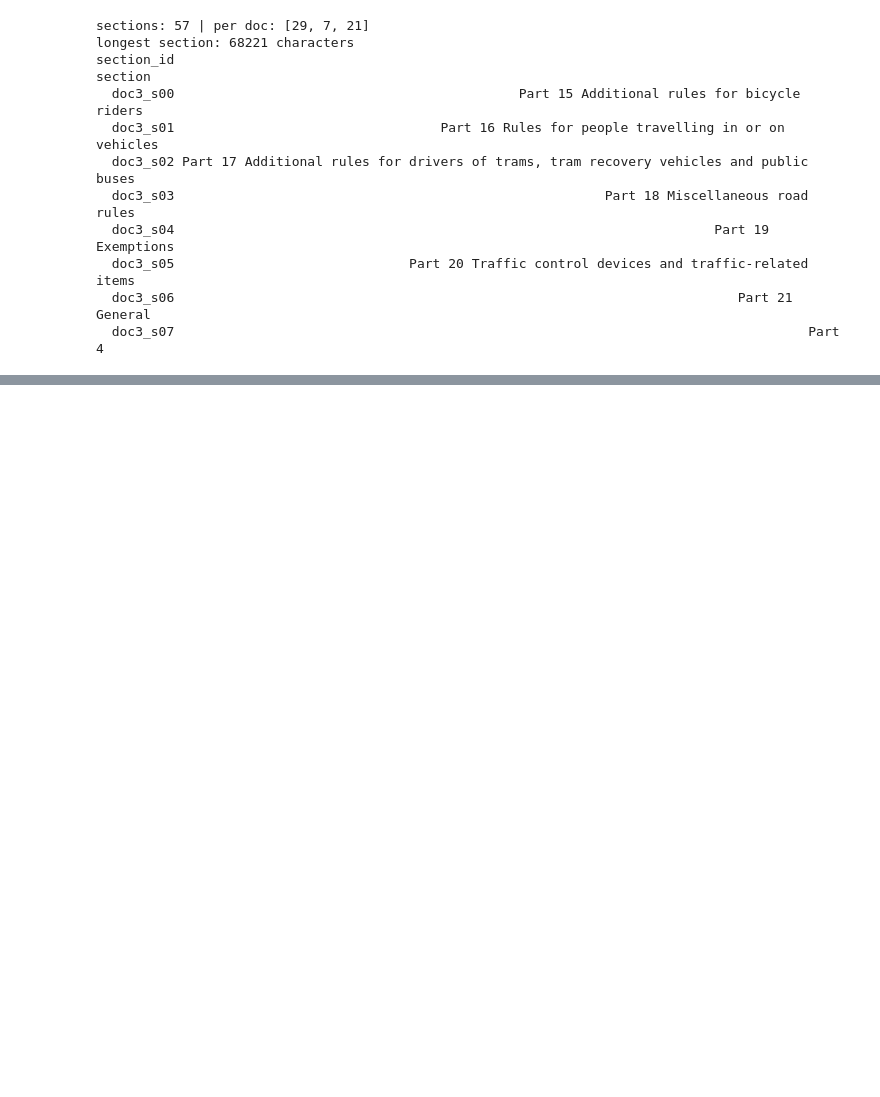
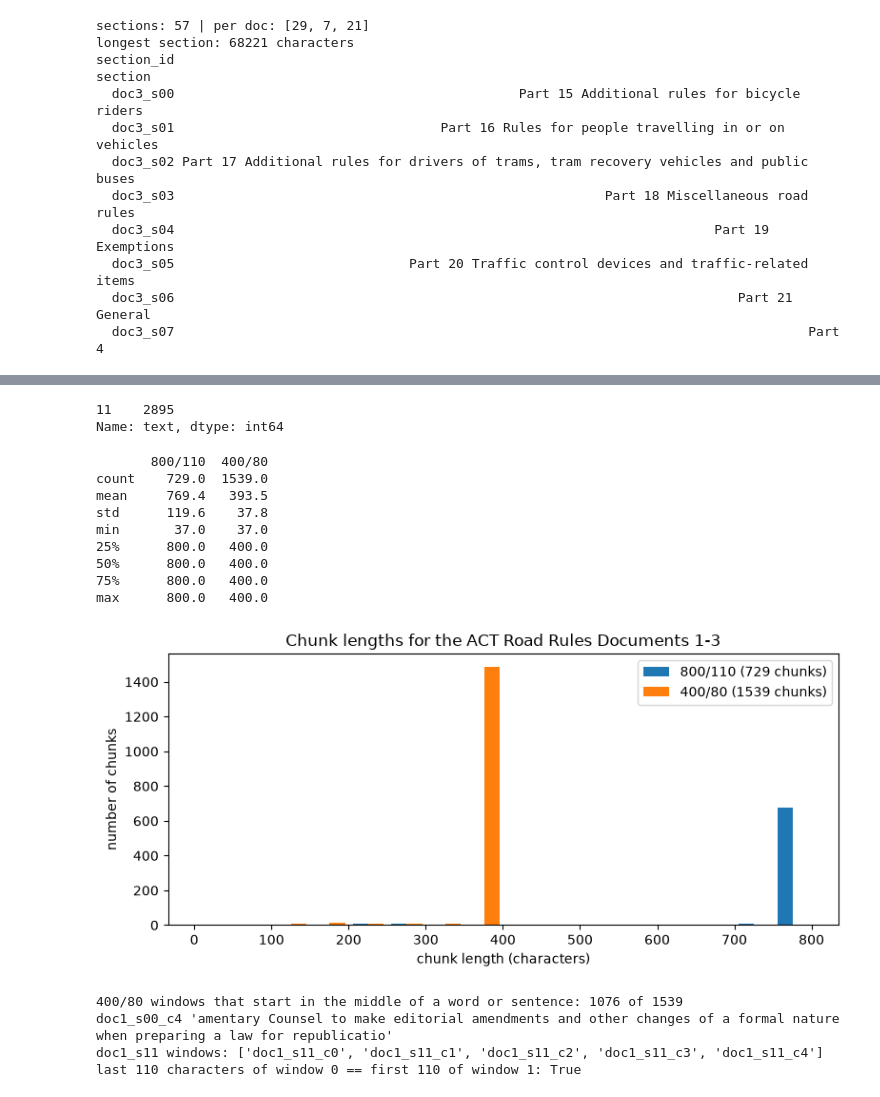
Before and after one commit to NhatHuyNguyen/3312605-dsts11523-final-project, a Jupyter notebook: part_b/notebooks/code.ipynb, the cells around one changed output, grey strips where cells are left out. Cells and saved outputs as stored; diff of their text form; code cells hidden in the pictures; blank space fills up the shorter version.

Commit message:
chunk 800/110 and 400/80 comparison

```diff
--- a/part_b/notebooks/code.ipynb
+++ b/part_b/notebooks/code.ipynb
@@ -215,10 +215,10 @@ class DocRecord(BaseModel):                               # the contract for one
 def load_docs(folder=CORPUS):                             # read every weekNN_*.md file in the folder
     rows = []
                                           # one DocRecord per file
-    for path in sorted(folder.glob("2017-43-p*.txt")):          # week01 to week06, in sorted order
+    for path in sorted(folder.glob("act-road-rules-p*.txt")):          # week01 to week06, in sorted order
         # Build and check one record. path.name[4:6] takes characters 4 and 5 of the file name,
         # so "week04_..." gives "04", and int() turns that into the week number 4.
-        rec = DocRecord(doc_id=path.stem, doc=int(path.name[9]), source_file=path.name,   # "week04_..." -> 4
+        rec = DocRecord(doc_id=path.stem, doc=int(path.name[-5]), source_file=path.name,   # "week04_..." -> 4
                         text=path.read_bytes().decode("utf-8"))   # raw text, line endings untouched
         rows.append(rec.model_dump())                     # the checked record, as a plain dict
     return pd.DataFrame(rows)                             # turn the list of dicts into a table
@@ -333,0 +410,56 @@ section_id
+# %%
+sections_df[sections_df["section_id"] == "doc1_s11"]["text"].str.len()
+# %% [output]
+11    2895
+Name: text, dtype: int64
+# %%
+# Exercise 5.1 — inspect the chunks: length statistics and a histogram for both sizes, then two
+# pitfalls (common problems): small windows that start mid-sentence (lost context), and overlap
+# that repeats the same text in two chunks. Results: outputs/chunk_stats.csv, the chart
+# outputs/figures/chunk_lengths.png, and printed checks for both pitfalls.
+import matplotlib.pyplot as plt                           # matplotlib = charts
+Path("outputs/figures").mkdir(parents=True, exist_ok=True)   # folder for figures
+
+# Length statistics: describe() gives the count, mean, std (spread), min, quartiles and max.
+stats = pd.DataFrame({name: c["text"].str.len().describe().round(1)   # count, mean, min, quartiles, max
+                      for name, c in [("800/110", chunks_800), ("400/80", chunks_400)]})   # one column per setting
+stats.to_csv("outputs/chunk_stats.csv")                   # save the table for the report
+print(stats.to_string())                                  # show the table
+
+# Histogram: how many chunks fall in each length range, both settings in one chart.
+fig, ax = plt.subplots(figsize=(8, 3.8))                  # one chart, 8 x 3.8 inches
+# Bins (length ranges) are 50 characters wide; the + 0.5 moves each bin edge half a character up,
+# so a chunk of exactly 400 or 800 characters falls in the bin that ends at 400 or 800.
+ax.hist([chunks_800["text"].str.len(), chunks_400["text"].str.len()], bins=np.arange(0, 801, 50) + 0.5,   # 50-char bins; 400 and 800 fall in the bin ending there
+        label=[f"800/110 ({len(chunks_800)} chunks)", f"400/80 ({len(chunks_400)} chunks)"])      # legend labels
+ax.set_xlabel("chunk length (characters)"); ax.set_ylabel("number of chunks")   # axis labels
+ax.set_title("Chunk lengths for the ACT Road Rules Documents 1-3"); ax.legend()          # title and legend
+plt.tight_layout(); plt.savefig("outputs/figures/chunk_lengths.png", dpi=130); plt.show()   # save, then show
+
+# Pitfall 1: a later window (position > 0) that starts with a lowercase letter was probably cut in
+# the middle of a word or sentence, so it begins without its context.
+mid = chunks_400[(chunks_400["position"] > 0) & chunks_400["text"].str.match(r"[a-z]")]   # later windows starting lowercase
+print("400/80 windows that start in the middle of a word or sentence:", len(mid), "of", len(chunks_400))   # pitfall 1
+print(mid.iloc[0]["chunk_id"], repr(mid.iloc[0]["text"][:120]))   # how the first of them begins
+# Pitfall 2: section w04_s005 was cut into two 800-character windows. With 150 overlap, the last
+# 150 characters of window 0 should be exactly the first 150 characters of window 1.
+two = chunks_800[chunks_800["section_id"] == "doc1_s11"]  # a section that needed more than 800-character windows
+# "doc1_s11" has over 2895 chars
+print("doc1_s11 windows:", two["chunk_id"].tolist())      # its chunk ids
+print("last 110 characters of window 0 == first 110 of window 1:",   # pitfall 2: overlap duplicates text
+      two.iloc[0]["text"][-110:] == two.iloc[1]["text"][:110])       # True = the same text sits in both chunks
+# %% [output]
+       800/110  400/80
+count    729.0  1539.0
+mean     769.4   393.5
+std      119.6    37.8
+min       37.0    37.0
+25%      800.0   400.0
+50%      800.0   400.0
+75%      800.0   400.0
+max      800.0   400.0
+[figure, added]
+400/80 windows that start in the middle of a word or sentence: 1076 of 1539
+doc1_s00_c4 'amentary Counsel to make editorial amendments and other changes of a formal nature when preparing a law for republicatio'
+doc1_s11 windows: ['doc1_s11_c0', 'doc1_s11_c1', 'doc1_s11_c2', 'doc1_s11_c3', 'doc1_s11_c4']
+last 110 characters of window 0 == first 110 of window 1: True
```
Also changed, not shown: parts of 4 cells of this notebook.
